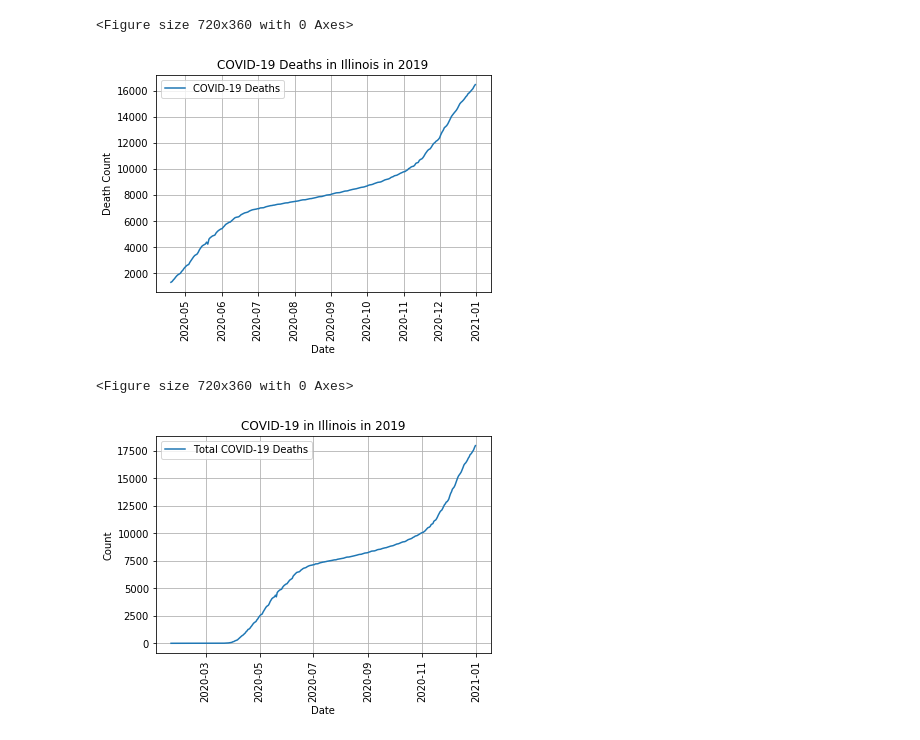
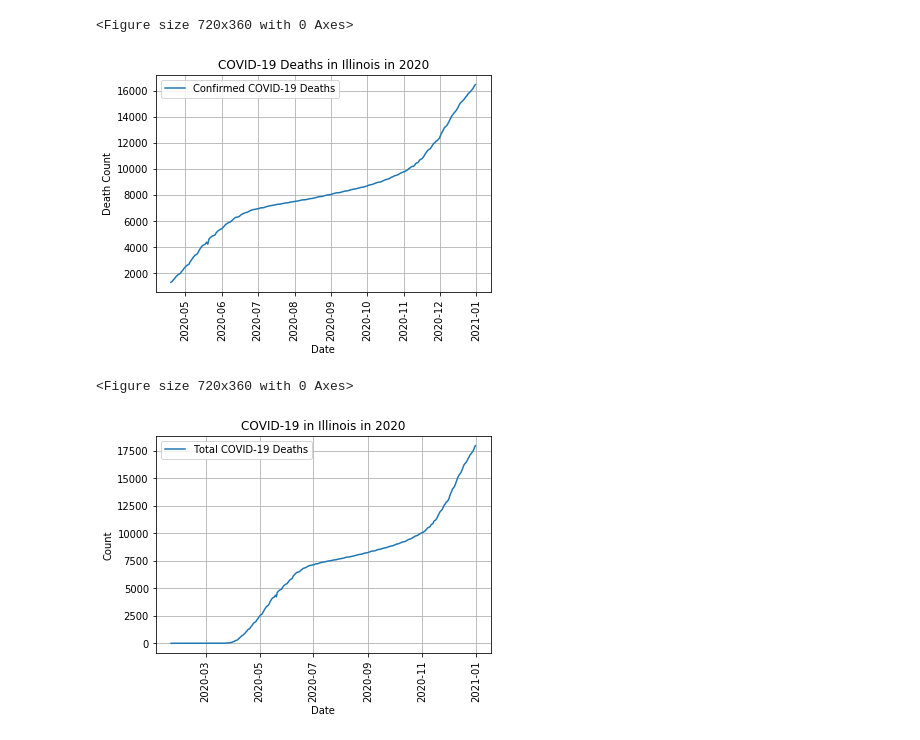
Before and after one commit to erickzli/IS597-COVID-Project, a Jupyter notebook: Kerstin's Folder/Clean Data- US Cases and Deaths by State Over Time.ipynb, the cells around one changed output. Drawn from its saved outputs; the diff is of its cells as text; code cells hidden in the pictures.

```diff
--- a/Kerstin's Folder/Clean Data- US Cases and Deaths by State Over Time.ipynb
+++ b/Kerstin's Folder/Clean Data- US Cases and Deaths by State Over Time.ipynb
@@ -252,8 +252,8 @@ df_IL
 | 17674 | 2021-03-21 | IL | 1221863 | 1221863.0 | 0.0 | 1431 | 0.0 | 23357 | ... |
 425 rows × 15 columns
 # %%
-df_IL_2019 = df_IL[df_IL['submission_date'] < '2021-01-01']
-df_IL_2019
+df_IL_2020 = df_IL[df_IL['submission_date'] < '2021-01-01']
+df_IL_2020
 # %% [output]
 |  | submission_date | state | tot_cases | conf_cases | prob_cases | new_case | pnew_case | tot_death | ... |
 | 16569 | 2020-01-22 | IL | 0 | NaN | NaN | 0 | NaN | 0 | ... |
@@ -337,20 +337,20 @@ plt.show()
 [figure]
 <Figure size 720x360 with 0 Axes>
 # %%
-plt.plot(df_IL_2019['submission_date'], df_IL_2019['conf_death'], label = 'Confirmed COVID-19 Deaths')
+plt.plot(df_IL_2020['submission_date'], df_IL_2020['conf_death'], label = 'Confirmed COVID-19 Deaths')
 #plt.plot(df['End Date'], df['Pneumonia Deaths'], marker = 'o', label = 'Pneumonia Deaths')
 plt.xlabel('Date')
 plt.xticks(rotation = 90)
 plt.ylabel('Death Count')
-plt.title('COVID-19 Deaths in Illinois in 2019')
+plt.title('COVID-19 Deaths in Illinois in 2020')
 plt.grid(True)
 plt.legend()
 plt.figure(figsize = (10, 5))
 
-#plt.savefig('IL_conf_covid_deaths_2019.png', dpi=300, bbox_inches='tight')
+#plt.savefig('IL_conf_covid_deaths_2020.png', dpi=300, bbox_inches='tight')
 plt.show()
 # %% [output]
-[figure, old version]
+[figure, new version]
 <Figure size 720x360 with 0 Axes>
 # %%
 # This is the graph to use
```
Also changed, not shown: parts of 6 cells of this notebook, 1 other file.
